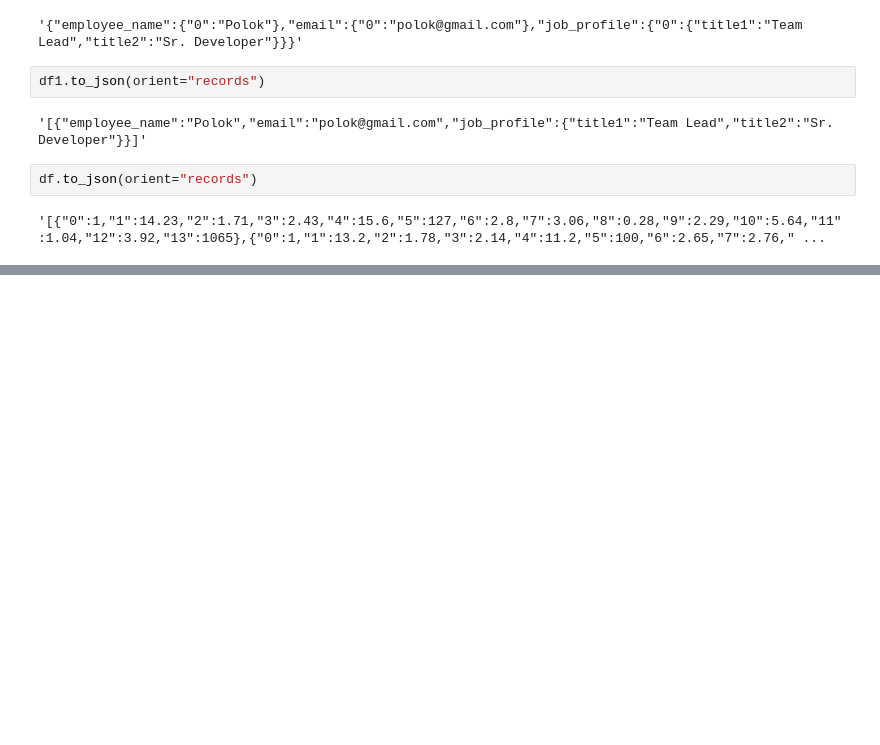
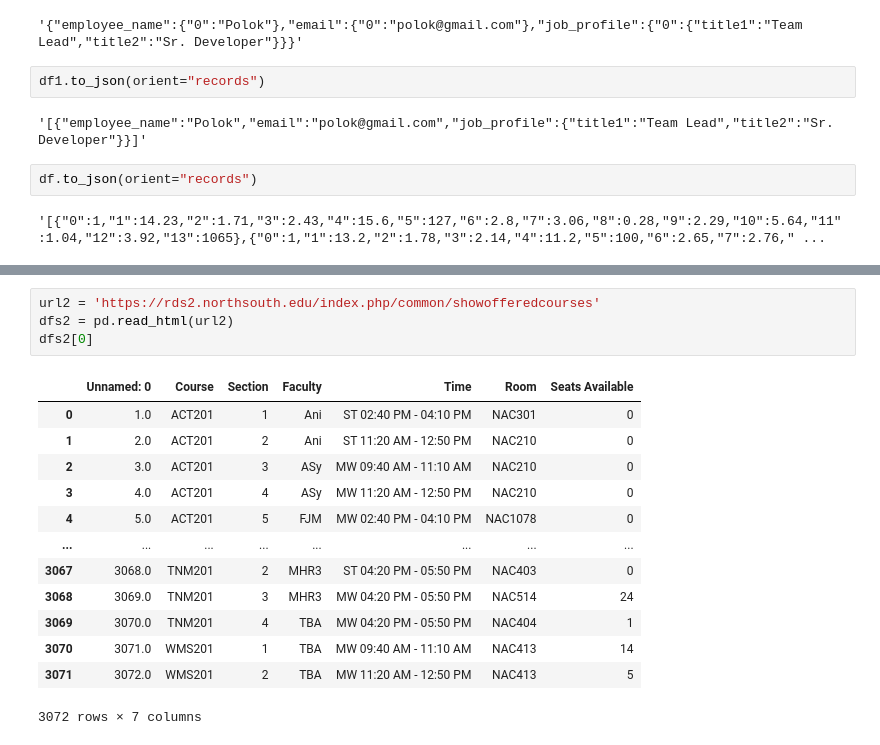
Before and after one commit to masrufjaman/python-basic, a Jupyter notebook: Pandas-Reading JSON, Reading HTML, Read PICKLE, Read EXCEL Files- Part 3.ipynb, the cells around one changed output, grey strips where cells are left out. Saved outputs shown, nothing was run; the diff lists cells and outputs as text; blank space fills up the shorter version.

Commit message:
Reading HTML content

```diff
--- a/Pandas-Reading JSON, Reading HTML, Read PICKLE, Read EXCEL Files- Part 3.ipynb
+++ b/Pandas-Reading JSON, Reading HTML, Read PICKLE, Read EXCEL Files- Part 3.ipynb
@@ -42,0 +87,18 @@ df.to_json(orient="records")
+# %%
+url2 = 'https://rds2.northsouth.edu/index.php/common/showofferedcourses'
+dfs2 = pd.read_html(url2)
+dfs2[0]
+# %% [output]
+|  | Unnamed: 0 | Course | Section | Faculty | Time | Room | Seats Available |
+| 0 | 1.0 | ACT201 | 1 | Ani | ST 02:40 PM - 04:10 PM | NAC301 | 0 |
+| 1 | 2.0 | ACT201 | 2 | Ani | ST 11:20 AM - 12:50 PM | NAC210 | 0 |
+| 2 | 3.0 | ACT201 | 3 | ASy | MW 09:40 AM - 11:10 AM | NAC210 | 0 |
+| 3 | 4.0 | ACT201 | 4 | ASy | MW 11:20 AM - 12:50 PM | NAC210 | 0 |
+| 4 | 5.0 | ACT201 | 5 | FJM | MW 02:40 PM - 04:10 PM | NAC1078 | 0 |
+| ... | ... | ... | ... | ... | ... | ... | ... |
+| 3067 | 3068.0 | TNM201 | 2 | MHR3 | ST 04:20 PM - 05:50 PM | NAC403 | 0 |
+| 3068 | 3069.0 | TNM201 | 3 | MHR3 | MW 04:20 PM - 05:50 PM | NAC514 | 24 |
+| 3069 | 3070.0 | TNM201 | 4 | TBA | MW 04:20 PM - 05:50 PM | NAC404 | 1 |
+| 3070 | 3071.0 | WMS201 | 1 | TBA | MW 09:40 AM - 11:10 AM | NAC413 | 14 |
+| 3071 | 3072.0 | WMS201 | 2 | TBA | MW 11:20 AM - 12:50 PM | NAC413 | 5 |
+3072 rows × 7 columns
```
Also changed, not shown: parts of 6 cells of this notebook.
